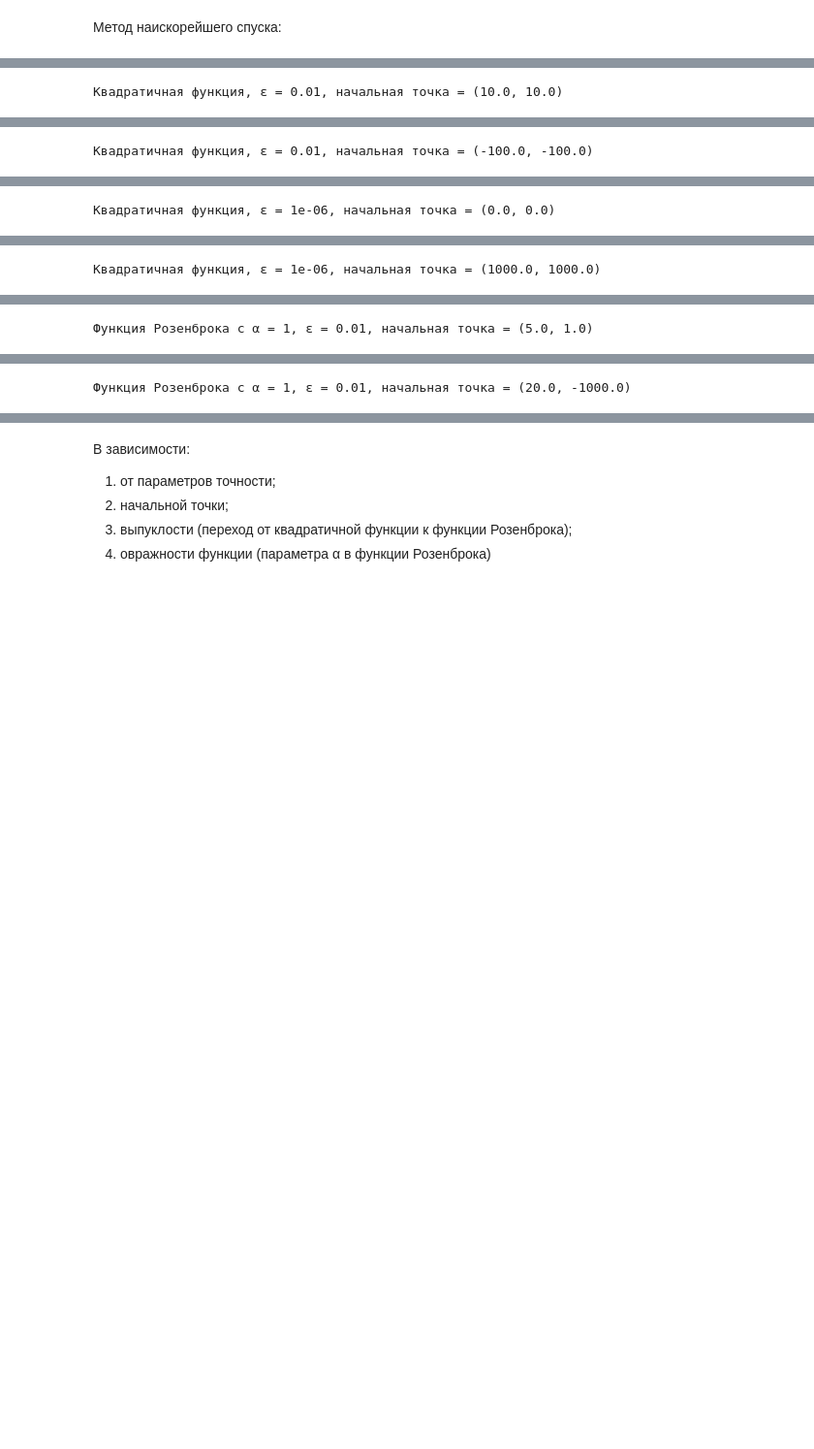
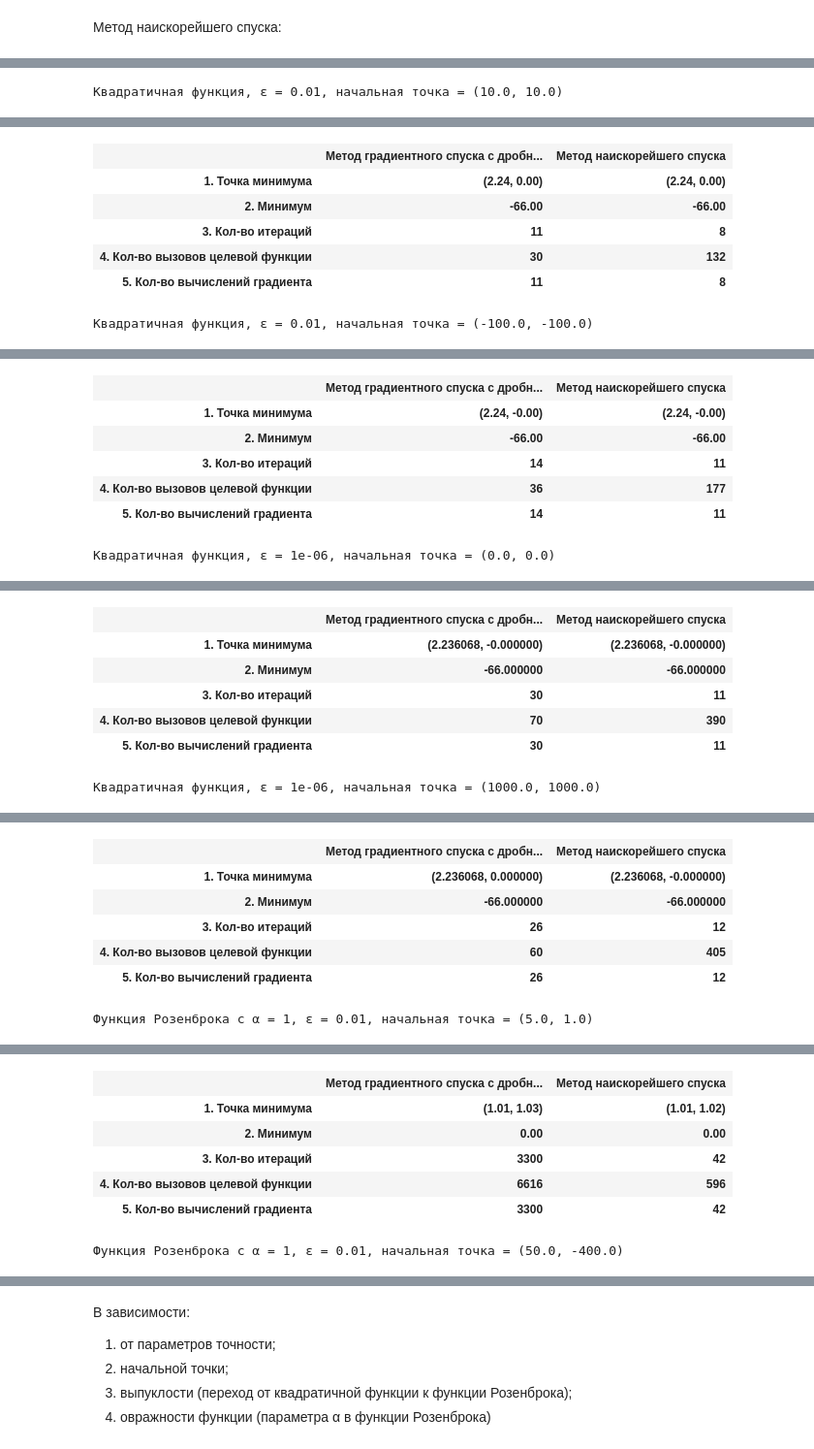
Before and after one commit to CWhat/optimization_labs, a Jupyter notebook: lab2/main.ipynb, the cells around one changed output, grey strips where cells are left out. Shown at 97% size. Drawn from its saved outputs; the diff is of its cells as text; code cells hidden in the pictures; blank space fills up the shorter version.

```diff
--- a/lab2/main.ipynb
+++ b/lab2/main.ipynb
@@ -254,25 +274,27 @@ class GradDescMethod(Method):
     def result(self) -> tuple:
         return self.minPoint, self.minimum
 
-    def info(self) -> dict:
-        fig = plt.figure()
-        drawPoints(fig, self.fun, self.points)
-        figData = figureToHtml(fig)
-        fig.savefig('Метод градиентного спуска с дробным шагом, eps ' + str(self.eps) + ', start = (' +
-                    fmtFloat(self.startPoint[0], self.eps) + ', ' + fmtFloat(self.startPoint[1], self.eps) + ')' + ', ' + self.funName + '.png', dpi=600)
-        # fig.gca().set_aspect('equal')
-        # fig.show()
-        plt.close(fig)
-
-        return {
+    def info(self, image=False) -> dict:
+        d = {
             titleKey: 'Метод градиентного спуска с дробным шагом',
             minPointKey: '(' + fmtFloat(self.minPoint[0], self.eps) + ', ' + fmtFloat(self.minPoint[1], self.eps) + ')',
             minimumKey: fmtFloat(self.minimum, self.eps),
             iterCountKey: self.iterCount,
             execCountKey: self.execCount,
             gradCountKey: self.gradCount,
-            imageKey: figData
+            # imageKey: figData
         }
+
+        if image:
+            fig = plt.figure()
+            drawPoints(fig, self.fun, self.points)
+            figData = figureToHtml(fig)
+            # fig.savefig('Метод градиентного спуска с дробным шагом, eps ' + str(self.eps) + ', start = (' +
+                    # fmtFloat(self.startPoint[0], self.eps) + ', ' + fmtFloat(self.startPoint[1], self.eps) + ')' + ', ' + self.funName + '.png', dpi=600)
+            plt.close(fig)
+            d[imageKey] = figData
+
+        return d
 # %% [markdown]
 Метод наискорейшего спуска:
 # %%
@@ -353,6 +401,8 @@ printMethodsInfo([res])
 # %%
 import warnings
 warnings.filterwarnings('ignore')
+
+showImg = True
 
 epss = [0.01, 1e-6]
 
@@ -364,8 +414,7 @@ funs = [['Квадратичная функция', f1, f1Grad], ['Функци
 
 startPoints = [
     [10., 10.], [-100., -100.], [0., 0.], [1000., 1000.],
-    # [2., 2.], [-100., -100.], [0., 0.], [1000., 1000.],
-    [5., 1.], [20., -1000.0], [50.0, 2.], [12., -5.],
+    [5., 1.], [50.0, -400.0], [50.0, 2.], [12., -5.],
     [1., 1.], [6., 7.], [2., 2.], [-5., -5.]
 ]
 
@@ -385,7 +434,7 @@ for i, fun in enumerate(funs):
 
         res1 = GradDescMethod(fun[1], fun[2], eps, startPoint, fun[0])
         res2 = StepDescMethod(fun[1], fun[2], eps, startPoint, fun[0])
-        printMethodsInfo([res1, res2])
+        printMethodsInfo([res1, res2], showImg)
 
         ind += 1
         # ind = i*len(epss) + j
@@ -396,6 +445,6 @@ for i, fun in enumerate(funs):
 
         res1 = GradDescMethod(fun[1], fun[2], eps, startPoint, fun[0])
         res2 = StepDescMethod(fun[1], fun[2], eps, startPoint, fun[0])
-        printMethodsInfo([res1, res2])
+        printMethodsInfo([res1, res2], showImg)
 # %% [output]
 Квадратичная функция, ε = 0.01, начальная точка = (10.0, 10.0)
@@ -403 +451,7 @@ for i, fun in enumerate(funs):
+|  | Метод градиентного спуска с дробн... | Метод наискорейшего спуска |
+| 1. Точка минимума | (2.24, 0.00) | (2.24, 0.00) |
+| 2. Минимум | -66.00 | -66.00 |
+| 3. Кол-во итераций | 11 | 8 |
+| 4. Кол-во вызовов целевой функции | 30 | 132 |
+| 5. Кол-во вычислений градиента | 11 | 8 |
 Квадратичная функция, ε = 0.01, начальная точка = (-100.0, -100.0)
@@ -405 +458,7 @@ for i, fun in enumerate(funs):
+|  | Метод градиентного спуска с дробн... | Метод наискорейшего спуска |
+| 1. Точка минимума | (2.24, -0.00) | (2.24, -0.00) |
+| 2. Минимум | -66.00 | -66.00 |
+| 3. Кол-во итераций | 14 | 11 |
+| 4. Кол-во вызовов целевой функции | 36 | 177 |
+| 5. Кол-во вычислений градиента | 14 | 11 |
 Квадратичная функция, ε = 1e-06, начальная точка = (0.0, 0.0)
@@ -407 +465,7 @@ for i, fun in enumerate(funs):
+|  | Метод градиентного спуска с дробн... | Метод наискорейшего спуска |
+| 1. Точка минимума | (2.236068, -0.000000) | (2.236068, -0.000000) |
+| 2. Минимум | -66.000000 | -66.000000 |
+| 3. Кол-во итераций | 30 | 11 |
+| 4. Кол-во вызовов целевой функции | 70 | 390 |
+| 5. Кол-во вычислений градиента | 30 | 11 |
 Квадратичная функция, ε = 1e-06, начальная точка = (1000.0, 1000.0)
@@ -409 +472,7 @@ for i, fun in enumerate(funs):
+|  | Метод градиентного спуска с дробн... | Метод наискорейшего спуска |
+| 1. Точка минимума | (2.236068, 0.000000) | (2.236068, -0.000000) |
+| 2. Минимум | -66.000000 | -66.000000 |
+| 3. Кол-во итераций | 26 | 12 |
+| 4. Кол-во вызовов целевой функции | 60 | 405 |
+| 5. Кол-во вычислений градиента | 26 | 12 |
 Функция Розенброка с α = 1, ε = 0.01, начальная точка = (5.0, 1.0)
@@ -411 +479,7 @@ for i, fun in enumerate(funs):
+|  | Метод градиентного спуска с дробн... | Метод наискорейшего спуска |
+| 1. Точка минимума | (1.01, 1.03) | (1.01, 1.02) |
+| 2. Минимум | 0.00 | 0.00 |
+| 3. Кол-во итераций | 3300 | 42 |
+| 4. Кол-во вызовов целевой функции | 6616 | 596 |
+| 5. Кол-во вычислений градиента | 3300 | 42 |
-Функция Розенброка с α = 1, ε = 0.01, начальная точка = (20.0, -1000.0)
+Функция Розенброка с α = 1, ε = 0.01, начальная точка = (50.0, -400.0)
```
Also changed, not shown: parts of 12 cells of this notebook, 34 other files.
